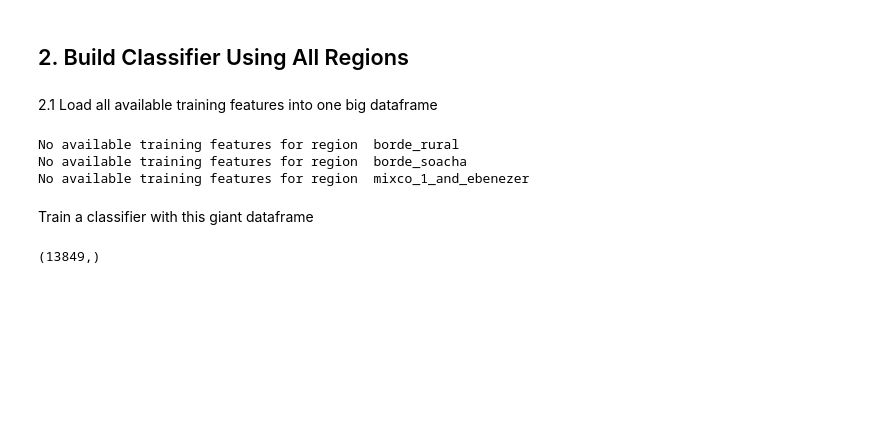
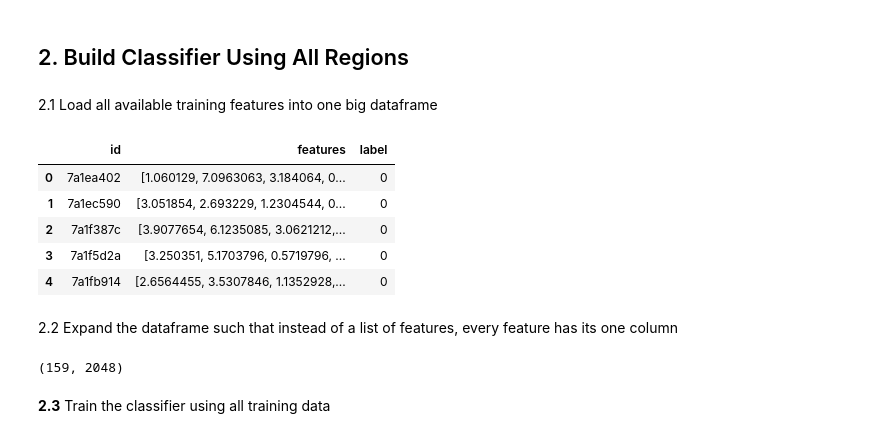
Before and after one commit to jo-ruether/ipeo_carribean, a Jupyter notebook: src/Classification.ipynb, the cells around one changed output. Cells and saved outputs as stored; diff of their text form; code cells hidden in the pictures; blank space fills up the shorter version.

```diff
--- a/src/Classification.ipynb
+++ b/src/Classification.ipynb
@@ -14,5 +19,5 @@ region = 'mixco_3'
 
 pickle_path = join('..', '..', 'pickles')
 with open(join(pickle_path, 'resnet50_features_' + region + '_train.pkl'), 'rb') as f:
-    features_train = pickle.load(f)
+    df_train = pickle.load(f)
 # %% [markdown]
@@ -20,7 +25,7 @@ with open(join(pickle_path, 'resnet50_features_' + region + '_train.pkl'), 'rb')
 # %%
-feature_matrix = features_train['features'].to_numpy()
+feature_matrix = df_train['features'].to_numpy()
 feature_matrix = np.column_stack(feat_matrix).transpose()
 
-labels = features_train['label'].to_numpy().astype('int')
+labels = df_train['label'].to_numpy().astype('int')
 # %% [markdown]
 1.3 Split data into train and validation set
@@ -88,18 +63,24 @@ regions = ['borde_rural', 'borde_soacha', 'mixco_1_and_ebenezer', 'mixco_3']
+# %%
+regions = ['mixco_3'] # add the other regions!
 # %%
 columns = ['id', 'features', 'label']
-features_train_global = pd.DataFrame(columns=columns)
+df_train_global = pd.DataFrame(columns=columns)
 
 for region in regions:
     try:
         with open(join(pickle_path, 'resnet50_features_' + region + '_train.pkl'), 'rb') as f:
-            features_local = pickle.load(f)
-            features_local.head()
-            features_train_global = pd.concat([features_train_global, features_local])
+            df_train = pickle.load(f)
+            df_train_global = pd.concat([df_train_global, df_train])
     except:
-        print("No available training features for region ", region)
+        print("Error reading training data for region ", region)
-# %% [output]
-No available training features for region  borde_rural
-No available training features for region  borde_soacha
-No available training features for region  mixco_1_and_ebenezer
-# %% [markdown]
-Train a classifier with this giant dataframe
+# %%
+df_train_global.head()
+# %% [output]
+|  | id | features | label |
+| 0 | 7a1ea402 | [1.060129, 7.0963063, 3.184064, 0... | 0 |
+| 1 | 7a1ec590 | [3.051854, 2.693229, 1.2304544, 0... | 0 |
+| 2 | 7a1f387c | [3.9077654, 6.1235085, 3.0621212,... | 0 |
+| 3 | 7a1f5d2a | [3.250351, 5.1703796, 0.5719796, ... | 0 |
+| 4 | 7a1fb914 | [2.6564455, 3.5307846, 1.1352928,... | 0 |
+# %% [markdown]
+2.2 Expand the dataframe such that instead of a list of features, every feature has its one column
@@ -106,6 +98,8 @@ Train a classifier with this giant dataframe
 # %%
-gloabal_labels.shape
+feature_matrix_global.shape
 # %% [output]
-(13849,)
+(159, 2048)
+# %% [markdown]
+**2.3** Train the classifier using all training data
 # %%
 clf = svm.SVC(gamma='scale', probability=True, C=100, decision_function_shape='ovr')
```
Also changed, not shown: parts of 9 cells of this notebook, 2 other files.
